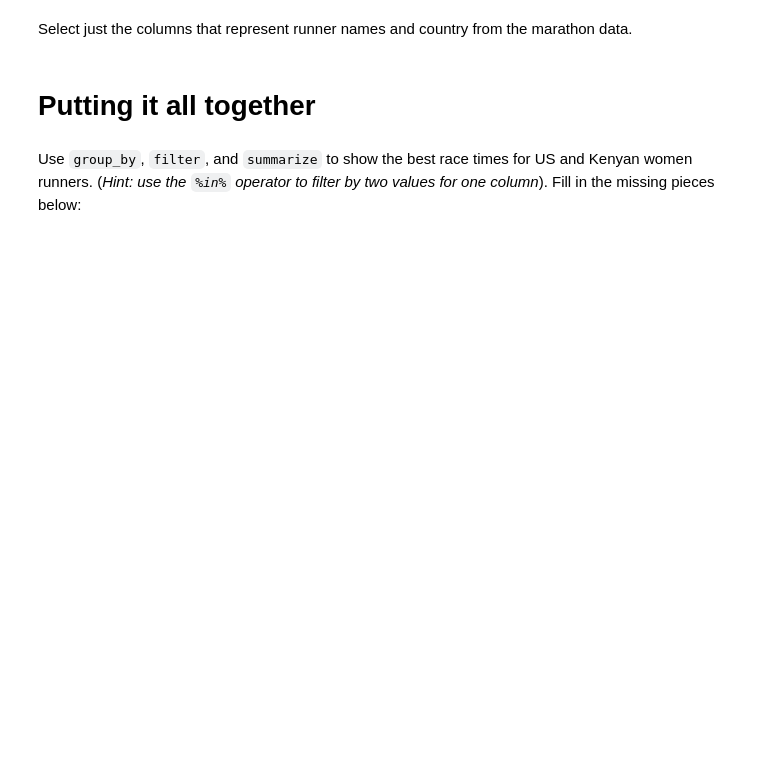
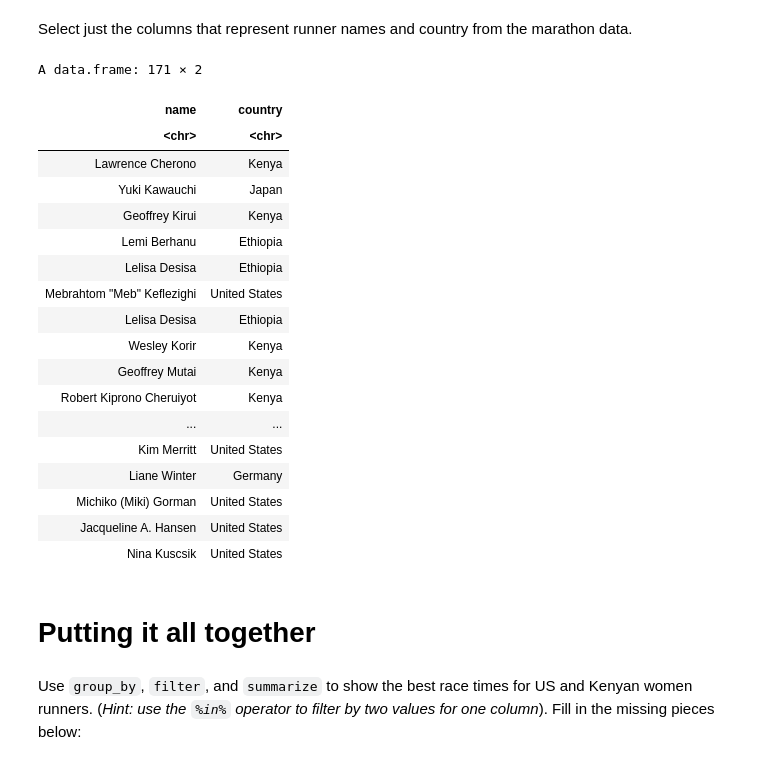
Before and after one commit to mbhatip/BIOS512-1, a Jupyter notebook: in-class-exercises/08/08_dplyr_practice.ipynb, the cells around one changed output. Drawn from its saved outputs; the diff is of its cells as text; code cells hidden in the pictures; blank space fills up the shorter version.

```diff
--- a/in-class-exercises/08/08_dplyr_practice.ipynb
+++ b/in-class-exercises/08/08_dplyr_practice.ipynb
@@ -49,5 +91,28 @@ Filter the marathon data to just the runners from Kenya.
 # %% [markdown]
 Select just the columns that represent runner names and country from the marathon data.
+# %%
+df.marathon %>%
+    select(name, country)
+# %% [output]
+A data.frame: 171 × 2
+| name | country |
+| <chr> | <chr> |
+| Lawrence Cherono | Kenya |
+| Yuki Kawauchi | Japan |
+| Geoffrey Kirui | Kenya |
+| Lemi Berhanu | Ethiopia |
+| Lelisa Desisa | Ethiopia |
+| Mebrahtom "Meb" Keflezighi | United States |
+| Lelisa Desisa | Ethiopia |
+| Wesley Korir | Kenya |
+| Geoffrey Mutai | Kenya |
+| Robert Kiprono Cheruiyot | Kenya |
+| ... | ... |
+| Kim Merritt | United States |
+| Liane Winter | Germany |
+| Michiko (Miki) Gorman | United States |
+| Jacqueline A. Hansen | United States |
+| Nina Kuscsik | United States |
 # %% [markdown]
 # Putting it all together
 # %% [markdown]
```
Also changed, not shown: parts of 10 cells of this notebook, 3 other files.
